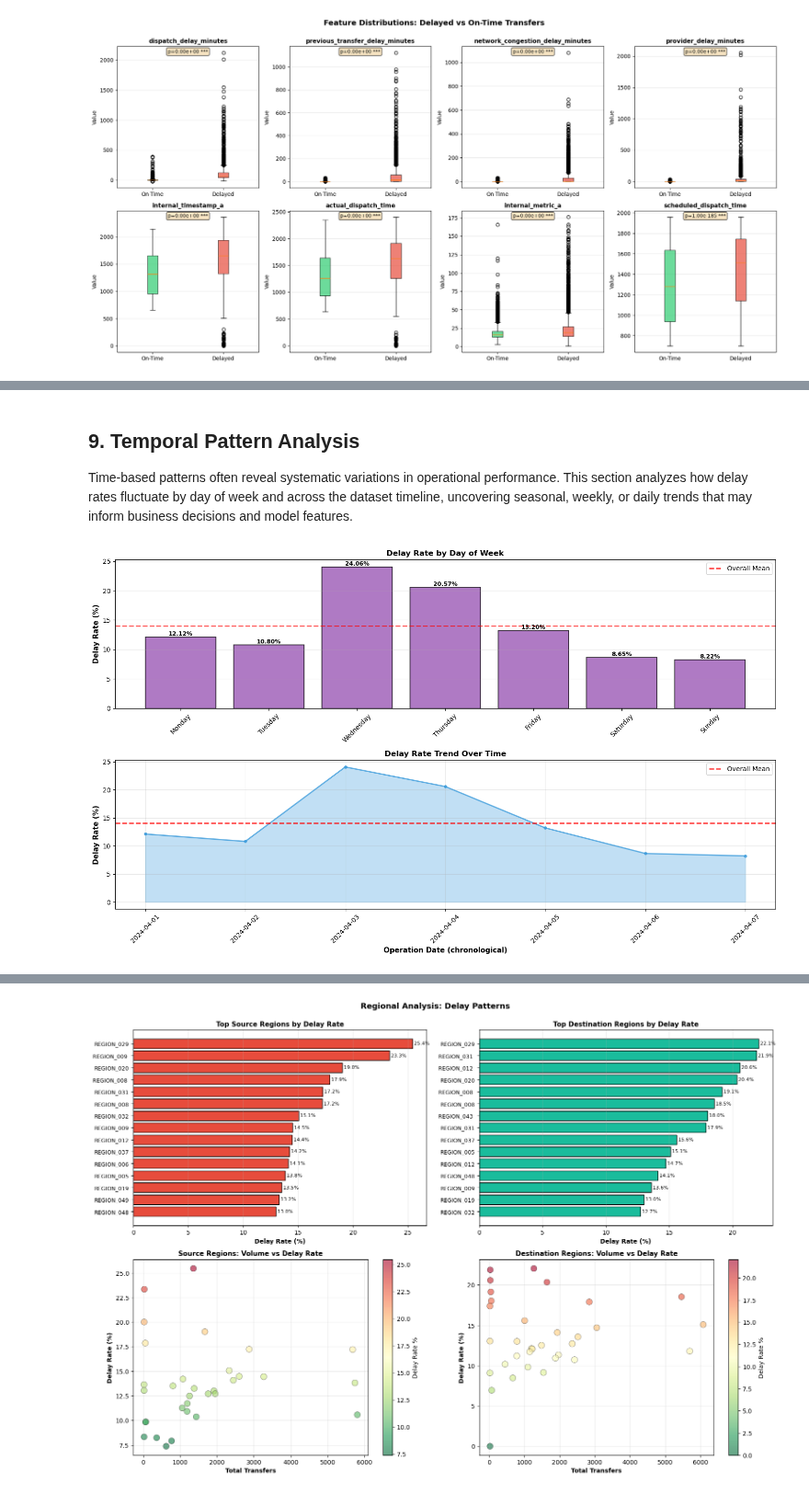
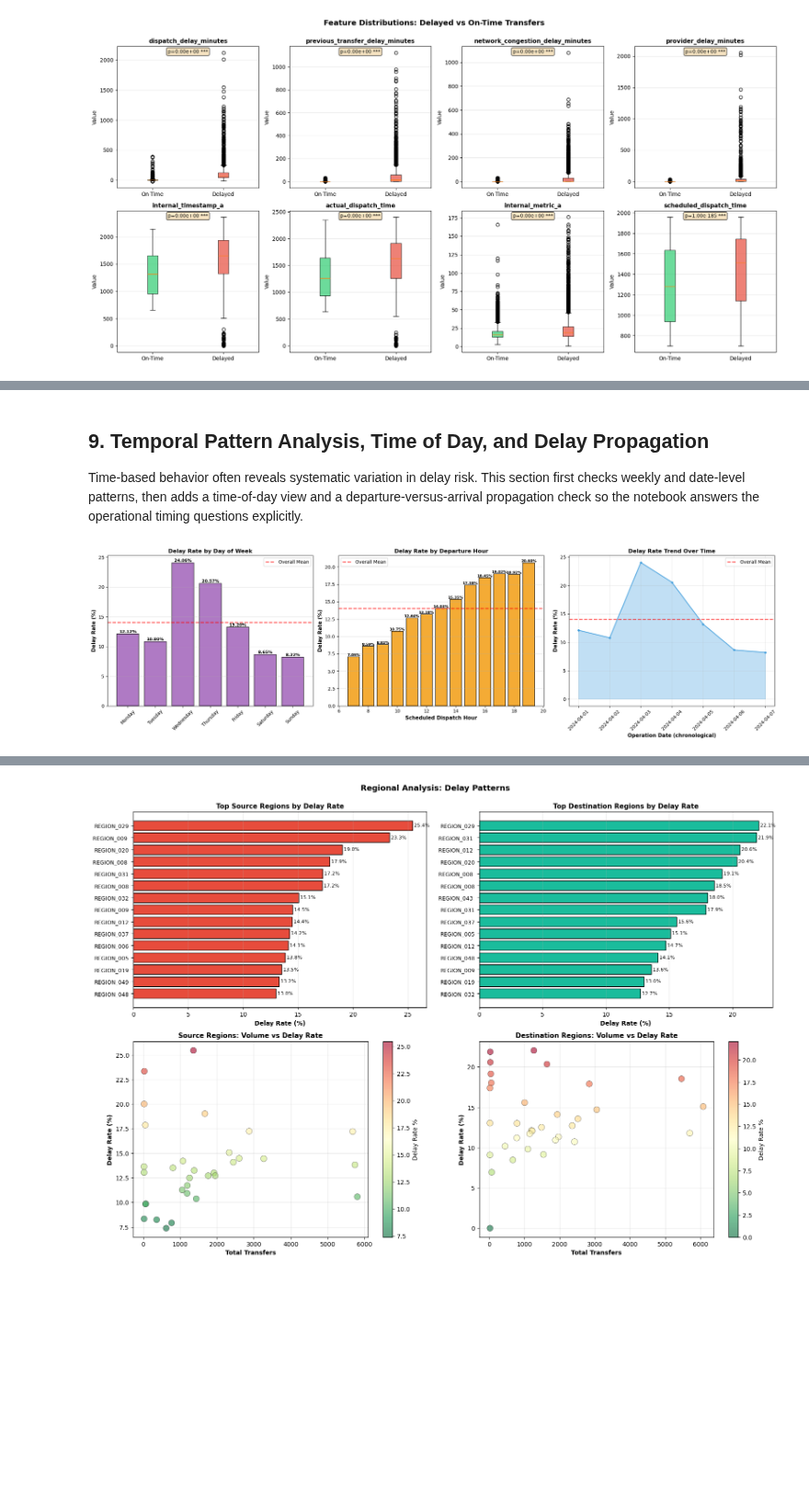
Before and after one commit to InbarKedem/final-project-intro-to-ml, a Jupyter notebook: task.ipynb, the cells around one changed output, grey strips where cells are left out. Shown at 92% size. Saved outputs shown, nothing was run; the diff lists cells and outputs as text; code cells hidden in the pictures; blank space fills up the shorter version.

Commit message:
Part 1: EDA improvements — explicit answers, temporal local transforms, shorten text, fix warnings

```diff
--- a/task.ipynb
+++ b/task.ipynb
@@ -576,6 +479,6 @@ The box plots are still rendered, but the completion text is now a markdown note
 # %% [markdown]
-## 9. Temporal Pattern Analysis
+## 9. Temporal Pattern Analysis, Time of Day, and Delay Propagation
 
-Time-based patterns often reveal systematic variations in operational performance. This section analyzes how delay rates fluctuate by day of week and across the dataset timeline, uncovering seasonal, weekly, or daily trends that may inform business decisions and model features.
+Time-based behavior often reveals systematic variation in delay risk. This section first checks weekly and date-level patterns, then adds a time-of-day view and a departure-versus-arrival propagation check so the notebook answers the operational timing questions explicitly.
 # %%
 # Analyze temporal patterns
@@ -605,45 +580,59 @@ low_delay_dates = date_analysis.nsmallest(5, 'Delay_Rate_Pct')[['Total_Transfers
 # %%
 # Visualize temporal patterns
-fig, axes = plt.subplots(2, 1, figsize=(15, 9))
+fig, axes = plt.subplots(1, 3, figsize=(21, 6))
 
 # 1. Delay rate by day of week
 ax1 = axes[0]
 day_order = ['Monday', 'Tuesday', 'Wednesday', 'Thursday', 'Friday', 'Saturday', 'Sunday']
 dow_data = dow_analysis.loc[day_order, 'Delay_Rate_Pct']
 bars1 = ax1.bar(range(len(dow_data)), dow_data.values, color='#9b59b6', edgecolor='black', linewidth=1.2, alpha=0.8)
 ax1.set_xticks(range(len(dow_data)))
 ax1.set_xticklabels(dow_data.index, rotation=45)
 ax1.set_ylabel('Delay Rate (%)', fontsize=11, fontweight='bold')
 ax1.set_title('Delay Rate by Day of Week', fontsize=12, fontweight='bold')
 ax1.grid(axis='y', alpha=0.3)
 ax1.axhline(y=train_df['is_delayed'].mean()*100, color='red', linestyle='--', linewidth=2, label='Overall Mean', alpha=0.7)
 ax1.legend()
 
-# Add value labels on bars
 for bar in bars1:
     height = bar.get_height()
     ax1.text(bar.get_x() + bar.get_width()/2., height,
             f'{height:.2f}%', ha='center', va='bottom', fontweight='bold', fontsize=9)
 
-# 2. Delay rate over time
+# 2. Delay rate by scheduled departure hour
 ax2 = axes[1]
-date_analysis_sorted = date_analysis.sort_index()
-ax2.plot(range(len(date_analysis_sorted)), date_analysis_sorted['Delay_Rate_Pct'].values,
-         marker='o', linewidth=2, color='#3498db', markersize=4, alpha=0.7)
-ax2.fill_between(range(len(date_analysis_sorted)), date_analysis_sorted['Delay_Rate_Pct'].values, alpha=0.3, color='#3498db')
-ax2.set_xlabel('Operation Date (chronological)', fontsize=11, fontweight='bold')
+hour_data = departure_hour_analysis.sort_index()['Delay_Rate_Pct']
+bars2 = ax2.bar(hour_data.index.astype(int), hour_data.values, color='#f39c12', edgecolor='black', linewidth=1.2, alpha=0.85)
+ax2.set_xlabel('Scheduled Dispatch Hour', fontsize=11, fontweight='bold')
 ax2.set_ylabel('Delay Rate (%)', fontsize=11, fontweight='bold')
-ax2.set_title('Delay Rate Trend Over Time', fontsize=12, fontweight='bold')
-ax2.grid(alpha=0.3)
+ax2.set_title('Delay Rate by Departure Hour', fontsize=12, fontweight='bold')
+ax2.grid(axis='y', alpha=0.3)
 ax2.axhline(y=train_df['is_delayed'].mean()*100, color='red', linestyle='--', linewidth=2, label='Overall Mean', alpha=0.7)
 ax2.legend()
 
-# Format x-axis to show fewer labels
+for bar in bars2:
+    height = bar.get_height()
+    ax2.text(bar.get_x() + bar.get_width()/2., height,
+            f'{height:.2f}%', ha='center', va='bottom', fontweight='bold', fontsize=8)
+
+# 3. Delay rate over time
+ax3 = axes[2]
+date_analysis_sorted = date_analysis.sort_index()
+ax3.plot(range(len(date_analysis_sorted)), date_analysis_sorted['Delay_Rate_Pct'].values,
+         marker='o', linewidth=2, color='#3498db', markersize=4, alpha=0.7)
+ax3.fill_between(range(len(date_analysis_sorted)), date_analysis_sorted['Delay_Rate_Pct'].values, alpha=0.3, color='#3498db')
+ax3.set_xlabel('Operation Date (chronological)', fontsize=11, fontweight='bold')
+ax3.set_ylabel('Delay Rate (%)', fontsize=11, fontweight='bold')
+ax3.set_title('Delay Rate Trend Over Time', fontsize=12, fontweight='bold')
+ax3.grid(alpha=0.3)
+ax3.axhline(y=train_df['is_delayed'].mean()*100, color='red', linestyle='--', linewidth=2, label='Overall Mean', alpha=0.7)
+ax3.legend()
+
 step = max(1, len(date_analysis_sorted) // 10)
-ax2.set_xticks(range(0, len(date_analysis_sorted), step))
-ax2.set_xticklabels([date_analysis_sorted.index[i] for i in range(0, len(date_analysis_sorted), step)], rotation=45)
+ax3.set_xticks(range(0, len(date_analysis_sorted), step))
+ax3.set_xticklabels([date_analysis_sorted.index[i] for i in range(0, len(date_analysis_sorted), step)], rotation=45)
 
 plt.tight_layout()
 plt.show()
 # %% [output]
-[figure, old version]
+[figure, new version]
```
Also changed, not shown: parts of 36 cells of this notebook.
